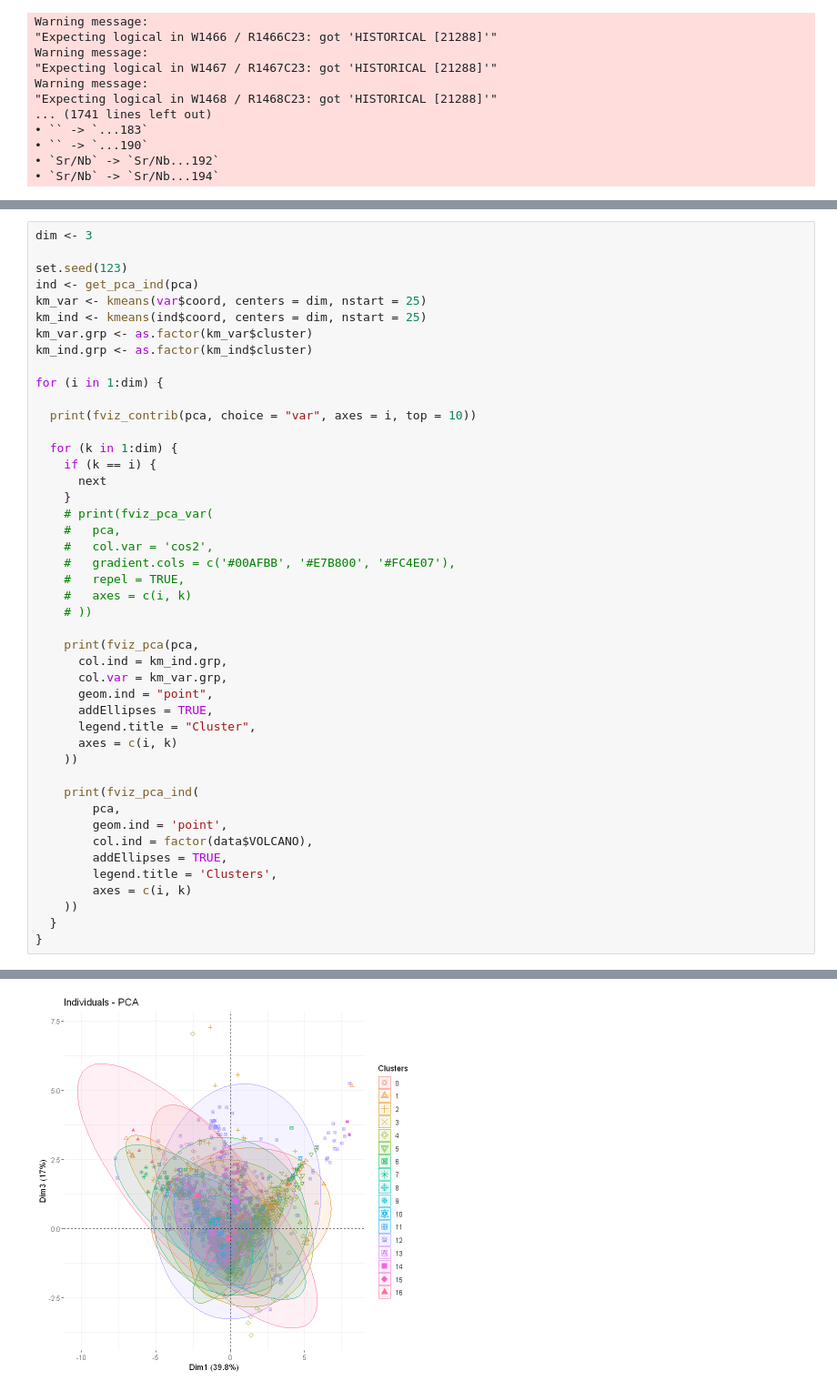
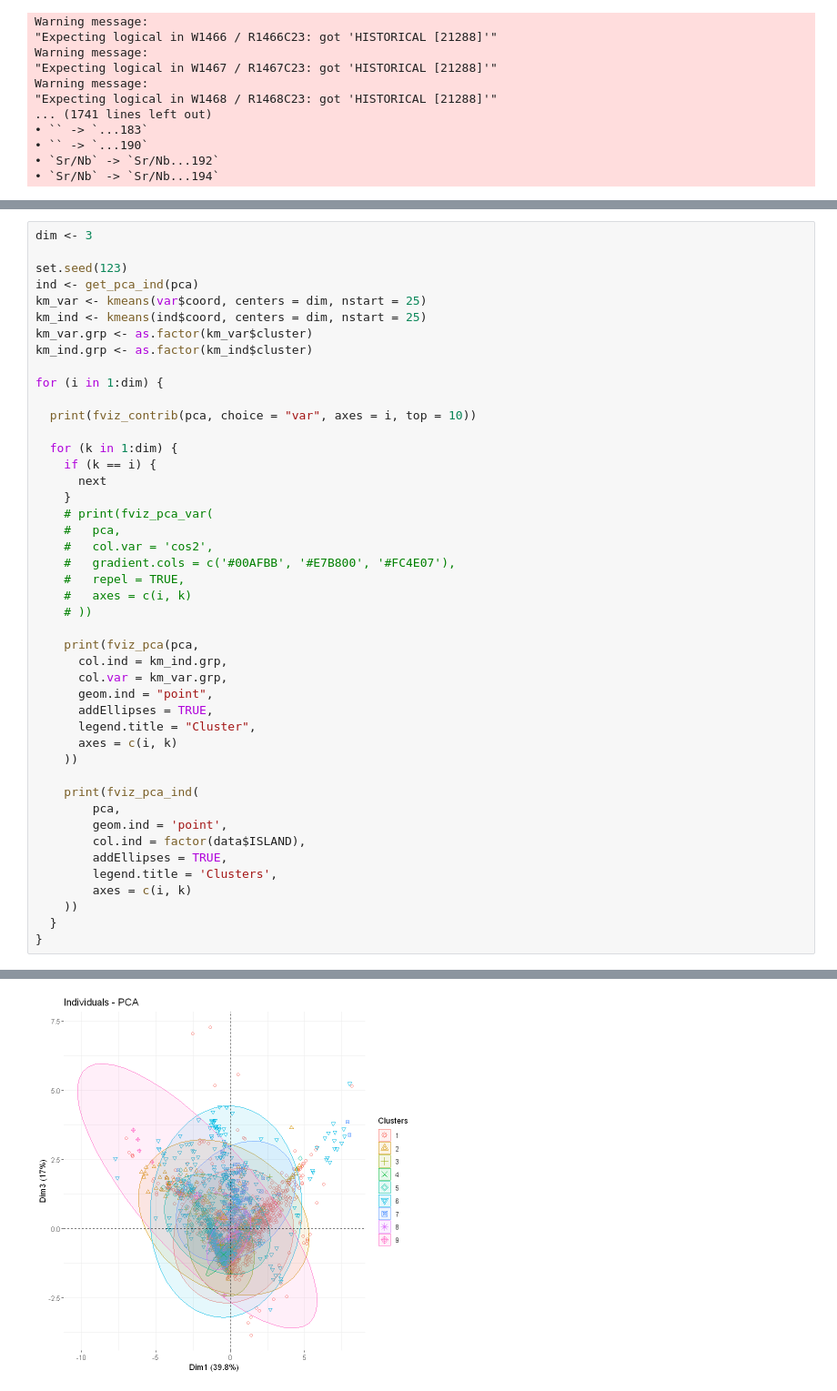
Before and after one commit to miromanestar/LomaGeology, a Jupyter notebook: src/pca_2.ipynb, the cells around one changed output, grey strips where cells are left out. Shown: that part at 91% size. Saved outputs shown, nothing was run; the diff lists cells and outputs as text.

```diff
--- a/src/pca_2.ipynb
+++ b/src/pca_2.ipynb
@@ -96,7 +107,7 @@ for (i in 1:dim) {
     print(fviz_pca_ind(
         pca,
         geom.ind = 'point',
-        col.ind = factor(data$VOLCANO),
+        col.ind = factor(data$ISLAND),
         addEllipses = TRUE,
         legend.title = 'Clusters',
         axes = c(i, k)
@@ -110,4 +121,4 @@ for (i in 1:dim) {
 [figure]
-[figure, old version]
+[figure, new version]
 [figure]
 [figure]
```
Also changed, not shown: parts of 4 cells of this notebook, 3 other files.
